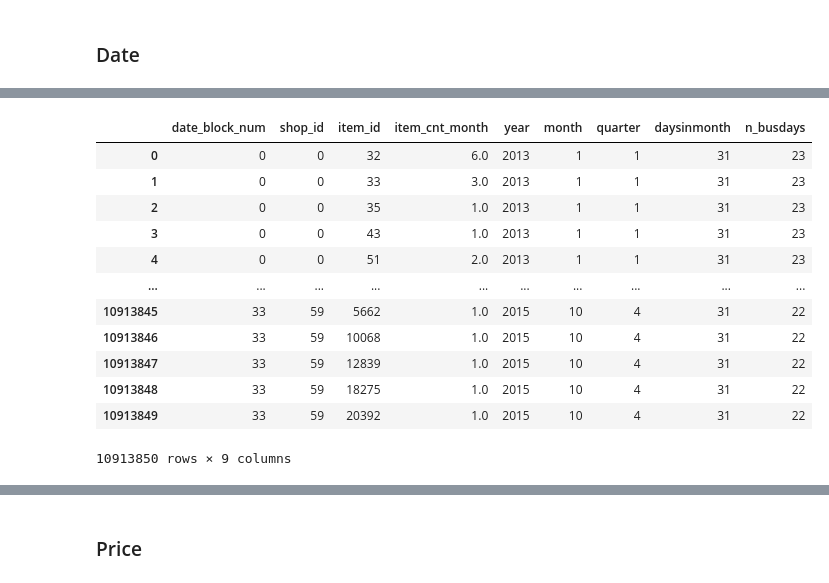
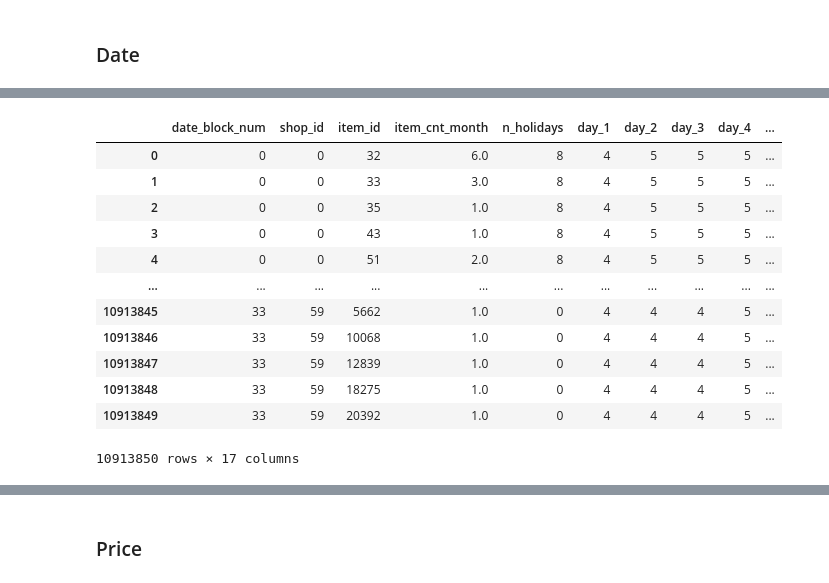
Before and after one commit to ShupeiLi/predict-future-sales, a Jupyter notebook: kt_models.ipynb, the cells around one changed output, grey strips where cells are left out. Cells and saved outputs as stored; diff of their text form; code cells hidden in the pictures.

```diff
--- a/kt_models.ipynb
+++ b/kt_models.ipynb
@@ -515,6 +555,33 @@ items_tfidf
 ## Structural Embeddings
 # %% [markdown]
 ### Date
+# %%
+holiday = pd.date_range(start='2013-01-01', end='2015-11-30').to_series().apply(lambda x: int(x in holidays.Russia()))
+holiday = holiday.to_frame('check').reset_index()
+
+def map_date_block_num(col):
+    block = dict(list(enumerate(product(holiday['index'].dt.year.unique().tolist(),
+                                holiday['index'].dt.month.unique().tolist()))))
+    block = {v: k for k, v in block.items()}
+    key = (col.year, col.month)
+    return block[key]
+
+holiday['date_block_num'] = holiday['index'].apply(map_date_block_num)
+holiday = holiday.groupby(by='date_block_num')['check'].sum().to_frame('n_holidays').reset_index()
+# %%
+day_of_week = pd.date_range(start='2013-01-01', end='2015-11-30').to_series().dt.isocalendar().day.to_frame('day').reset_index()
+
+def map_date_block_num(col):
+    block = dict(list(enumerate(product(day_of_week['index'].dt.year.unique().tolist(),
+                                day_of_week['index'].dt.month.unique().tolist()))))
+    block = {v: k for k, v in block.items()}
+    key = (col.year, col.month)
+    return block[key]
+day_of_week['date_block_num'] = day_of_week['index'].apply(map_date_block_num)
+for i in range(1, 8):
+    day_of_week[f'day_{i}'] = (day_of_week['day'] == i).astype(int)
+
+day_of_week = day_of_week.drop(columns=['index', 'day']).groupby(by=['date_block_num']).sum().reset_index()
 # %%
 train['year'] = train['date'].dt.year
 train['month'] = train['date'].dt.month
@@ -525,5 +592,5 @@ train_busdays = train.loc[:, ['date', 'date_block_num', 'is_busday']].drop_dupli
 train = train.merge(train_busdays.groupby(by=['date_block_num'])['is_busday'].sum().to_frame('n_busdays'),
                     on='date_block_num',
                     how='left')
-train = train.drop(columns=['is_busday'])
-train
+date_meta = train.drop(columns=['date', 'shop_id', 'item_id', 'item_price', 'item_cnt_day', 'is_busday'])
+date_meta = date_meta.drop_duplicates()
@@ -544,20 +597,19 @@ train
 # %%
-train_date = train.loc[:, ['date_block_num', 'year', 'month',
-                           'quarter', 'daysinmonth', 'n_busdays']]
-train_date = train_date.groupby(by=['date_block_num']).median().astype(int).reset_index()
-train_g = train_g.merge(train_date, on=['date_block_num'], how='left')
+train_g = train_g.merge(holiday, on='date_block_num', how='left')
+train_g = train_g.merge(day_of_week, on='date_block_num', how='left')
+train_g = train_g.merge(date_meta, on=['date_block_num'], how='left')
 train_g
 # %% [output]
-|  | date_block_num | shop_id | item_id | item_cnt_month | year | month | quarter | daysinmonth | n_busdays |
-| 0 | 0 | 0 | 32 | 6.0 | 2013 | 1 | 1 | 31 | 23 |
-| 1 | 0 | 0 | 33 | 3.0 | 2013 | 1 | 1 | 31 | 23 |
-| 2 | 0 | 0 | 35 | 1.0 | 2013 | 1 | 1 | 31 | 23 |
-| 3 | 0 | 0 | 43 | 1.0 | 2013 | 1 | 1 | 31 | 23 |
-| 4 | 0 | 0 | 51 | 2.0 | 2013 | 1 | 1 | 31 | 23 |
-| ... | ... | ... | ... | ... | ... | ... | ... | ... | ... |
-| 10913845 | 33 | 59 | 5662 | 1.0 | 2015 | 10 | 4 | 31 | 22 |
-| 10913846 | 33 | 59 | 10068 | 1.0 | 2015 | 10 | 4 | 31 | 22 |
-| 10913847 | 33 | 59 | 12839 | 1.0 | 2015 | 10 | 4 | 31 | 22 |
-| 10913848 | 33 | 59 | 18275 | 1.0 | 2015 | 10 | 4 | 31 | 22 |
-| 10913849 | 33 | 59 | 20392 | 1.0 | 2015 | 10 | 4 | 31 | 22 |
+|  | date_block_num | shop_id | item_id | item_cnt_month | n_holidays | day_1 | day_2 | day_3 | day_4 | ... |
+| 0 | 0 | 0 | 32 | 6.0 | 8 | 4 | 5 | 5 | 5 | ... |
+| 1 | 0 | 0 | 33 | 3.0 | 8 | 4 | 5 | 5 | 5 | ... |
+| 2 | 0 | 0 | 35 | 1.0 | 8 | 4 | 5 | 5 | 5 | ... |
+| 3 | 0 | 0 | 43 | 1.0 | 8 | 4 | 5 | 5 | 5 | ... |
+| 4 | 0 | 0 | 51 | 2.0 | 8 | 4 | 5 | 5 | 5 | ... |
+| ... | ... | ... | ... | ... | ... | ... | ... | ... | ... | ... |
+| 10913845 | 33 | 59 | 5662 | 1.0 | 0 | 4 | 4 | 4 | 5 | ... |
+| 10913846 | 33 | 59 | 10068 | 1.0 | 0 | 4 | 4 | 4 | 5 | ... |
+| 10913847 | 33 | 59 | 12839 | 1.0 | 0 | 4 | 4 | 4 | 5 | ... |
+| 10913848 | 33 | 59 | 18275 | 1.0 | 0 | 4 | 4 | 4 | 5 | ... |
+| 10913849 | 33 | 59 | 20392 | 1.0 | 0 | 4 | 4 | 4 | 5 | ... |
-10913850 rows × 9 columns
+10913850 rows × 17 columns
```
Also changed, not shown: parts of 72 cells of this notebook.
